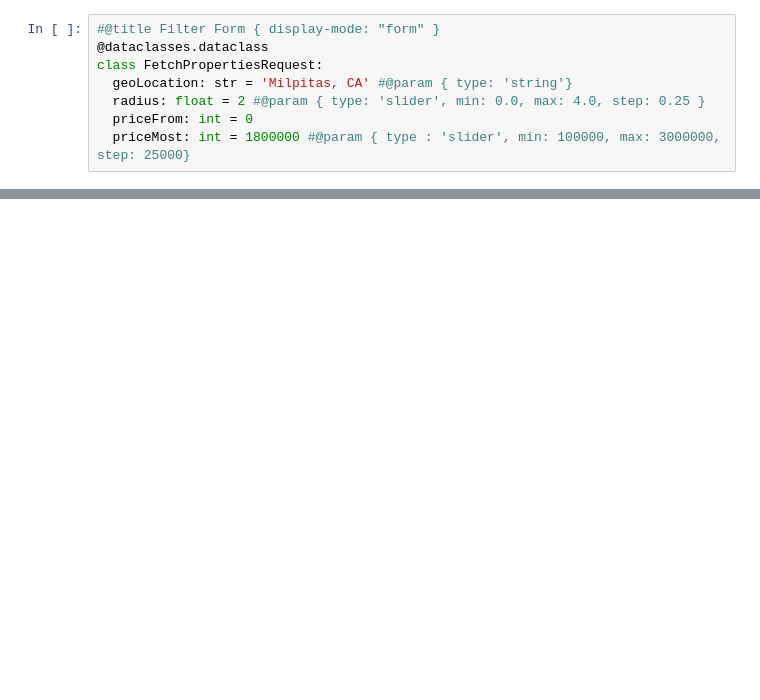
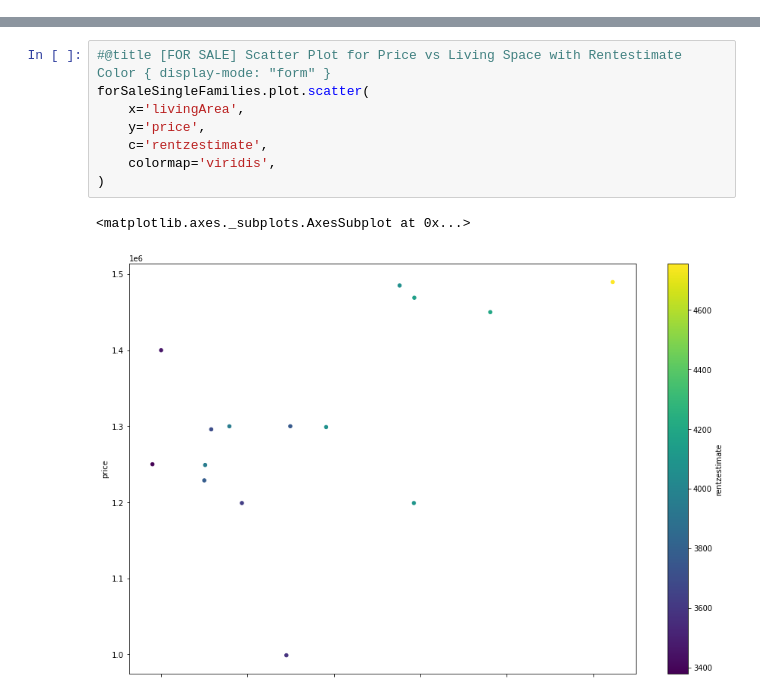
Before and after one commit to kandluis/premium-property-finder, a Jupyter notebook: notebooks/analysis.ipynb, the cells around one changed output, grey strips where cells are left out. Drawn from its saved outputs; the diff is of its cells as text; blank space fills up the shorter version.

```diff
--- a/notebooks/analysis.ipynb
+++ b/notebooks/analysis.ipynb
@@ -395,8 +459,0 @@ async def filterAndFetchProperties(
-# %%
-#@title Filter Form { display-mode: "form" }
-@dataclasses.dataclass
-class FetchPropertiesRequest:
-  geoLocation: str = 'Milpitas, CA' #@param { type: 'string'}
-  radius: float = 2 #@param { type: 'slider', min: 0.0, max: 4.0, step: 0.25 }
-  priceFrom: int = 0
-  priceMost: int = 1800000 #@param { type : 'slider', min: 100000, max: 3000000, step: 25000}
@@ -440,0 +612,11 @@ task.result()
+# %%
+#@title [FOR SALE] Scatter Plot for Price vs Living Space with Rentestimate Color { display-mode: "form" }
+forSaleSingleFamilies.plot.scatter(
+    x='livingArea',
+    y='price',
+    c='rentzestimate',
+    colormap='viridis',
+)
+# %% [output]
+<matplotlib.axes._subplots.AxesSubplot at 0x...>
+[figure, added]
```
Also changed, not shown: parts of 14 cells of this notebook.
